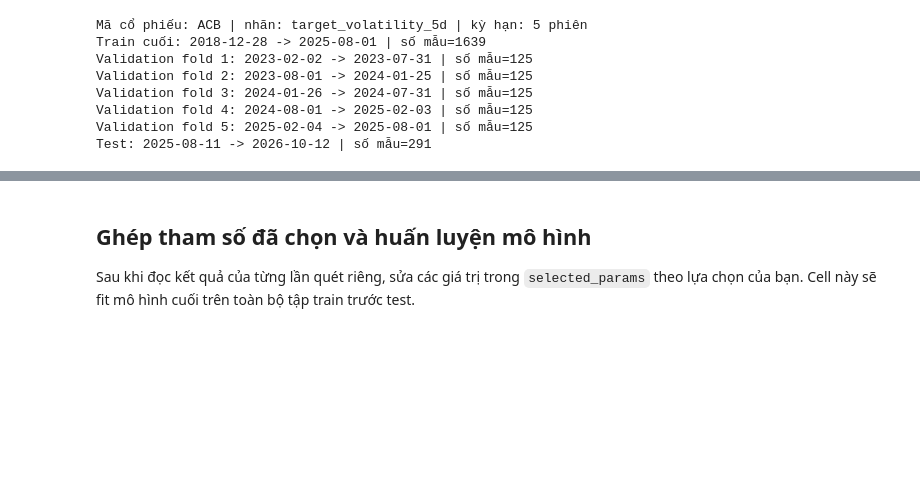
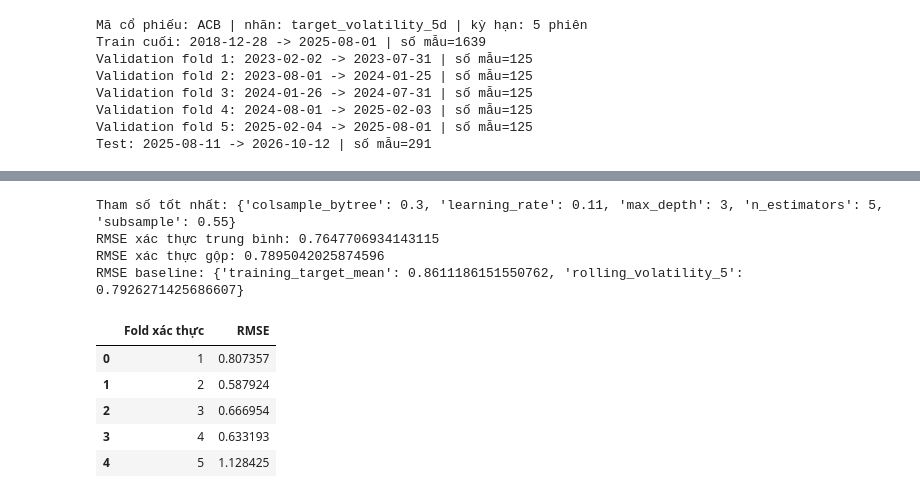
Before and after one commit to dzadanh/votatility-forecasting-test, a Jupyter notebook: notebooks/03_xgboost_experiment.ipynb, the cells around one changed output, grey strips where cells are left out. Cells and saved outputs as stored; diff of their text form; code cells hidden in the pictures; blank space fills up the shorter version.

```diff
--- a/notebooks/03_xgboost_experiment.ipynb
+++ b/notebooks/03_xgboost_experiment.ipynb
@@ -157,3 +191,35 @@ XGBoostError: Invalid Parameter format for max_depth expect int but value='[1, 3
-# %% [markdown]
-## Ghép tham số đã chọn và huấn luyện mô hình
-Sau khi đọc kết quả của từng lần quét riêng, sửa các giá trị trong `selected_params` theo lựa chọn của bạn. Cell này sẽ fit mô hình cuối trên toàn bộ tập train trước test.
+# %%
+from src.models.xgboost_tuning import tune_xgboost
+
+xgboost_settings = dict(config["models"]["xgboost"])
+tuning_config = xgboost_settings.pop("tuning")
+tuning_result = tune_xgboost(
+    dataset.train,
+    dataset.validation_folds,
+    dataset.features,
+    dataset.target,
+    xgboost_settings,
+    tuning_config,
+    seed=config["seed"],
+)
+selected_params = {**xgboost_settings, **tuning_result["params"]}
+
+print("Tham số tốt nhất:", tuning_result["params"])
+print("RMSE xác thực trung bình:", tuning_result["mean_validation_rmse"])
+print("RMSE xác thực gộp:", tuning_result["validation_rmse"])
+print("RMSE baseline:", tuning_result["baseline_validation_rmse"])
+display(pd.DataFrame({
+    "Fold xác thực": range(1, len(tuning_result["fold_validation_rmse"]) + 1),
+    "RMSE": tuning_result["fold_validation_rmse"],
+}))
+# %% [output]
+Tham số tốt nhất: {'colsample_bytree': 0.3, 'learning_rate': 0.11, 'max_depth': 3, 'n_estimators': 5, 'subsample': 0.55}
+RMSE xác thực trung bình: 0.7647706934143115
+RMSE xác thực gộp: 0.7895042025874596
+RMSE baseline: {'training_target_mean': 0.8611186151550762, 'rolling_volatility_5': 0.7926271425686607}
+|  | Fold xác thực | RMSE |
+| 0 | 1 | 0.807357 |
+| 1 | 2 | 0.587924 |
+| 2 | 3 | 0.666954 |
+| 3 | 4 | 0.633193 |
+| 4 | 5 | 1.128425 |
```
Also changed, not shown: parts of 16 cells of this notebook, 8 other files.
